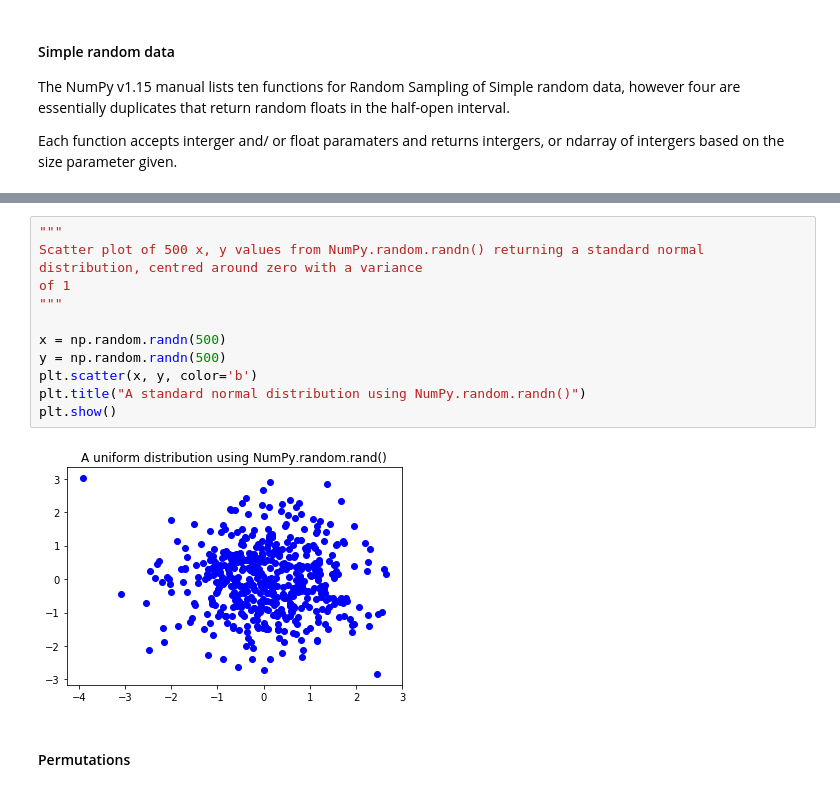
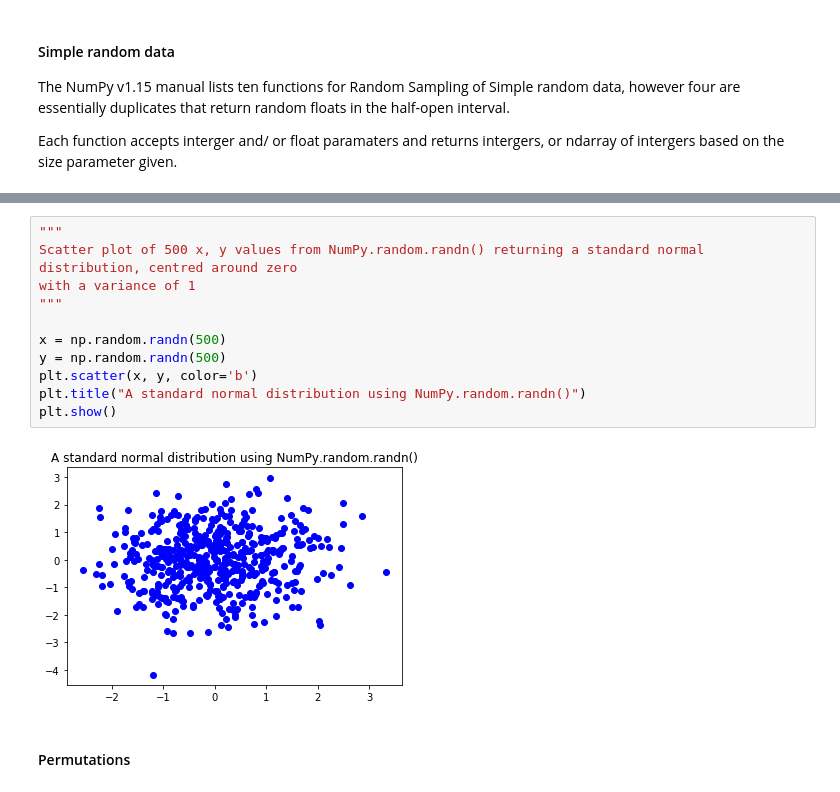
Before and after one commit to SimonMcLain/GMIT-Programming-for-Data-Analysis---Practicals, a Jupyter notebook: numpy-random.ipynb, the cells around one changed output, grey strips where cells are left out. Cells and saved outputs as stored; diff of their text form.

```diff
--- a/numpy-random.ipynb
+++ b/numpy-random.ipynb
@@ -71,16 +75,16 @@ plt.show()
 # %%
 """
-Scatter plot of 500 x, y values from NumPy.random.randn() returning a standard normal distribution, centred around zero with a variance
-of 1
+Scatter plot of 500 x, y values from NumPy.random.randn() returning a standard normal distribution, centred around zero
+with a variance of 1
 """
 
 x = np.random.randn(500)
 y = np.random.randn(500)
 plt.scatter(x, y, color='b')
 plt.title("A standard normal distribution using NumPy.random.randn()")
 plt.show()
 # %% [output]
-[figure, old version]
+[figure, new version]
 # %% [markdown]
 #### Permutations
 # %% [markdown]
```
Also changed, not shown: parts of 20 cells of this notebook, 1 other file.
